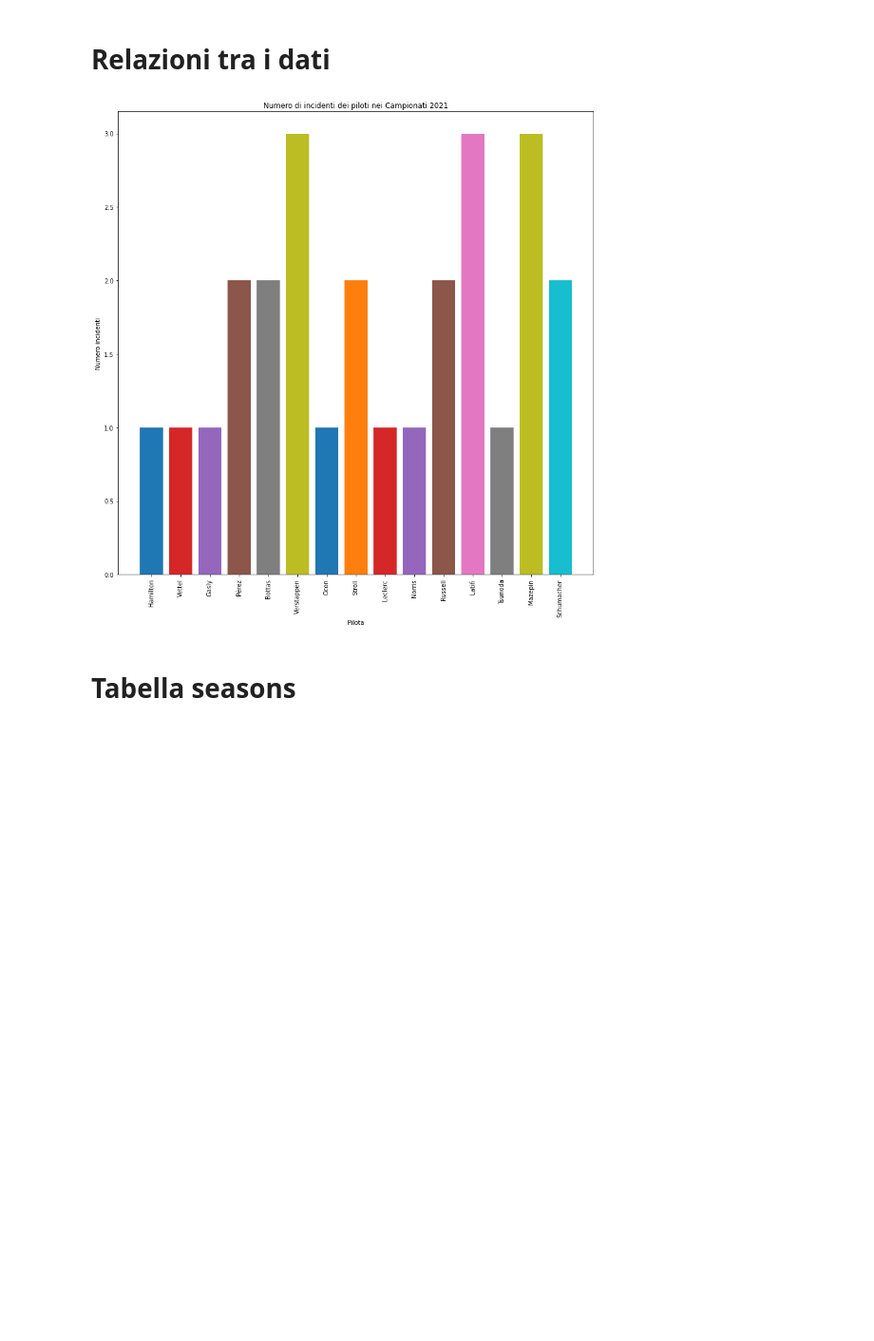
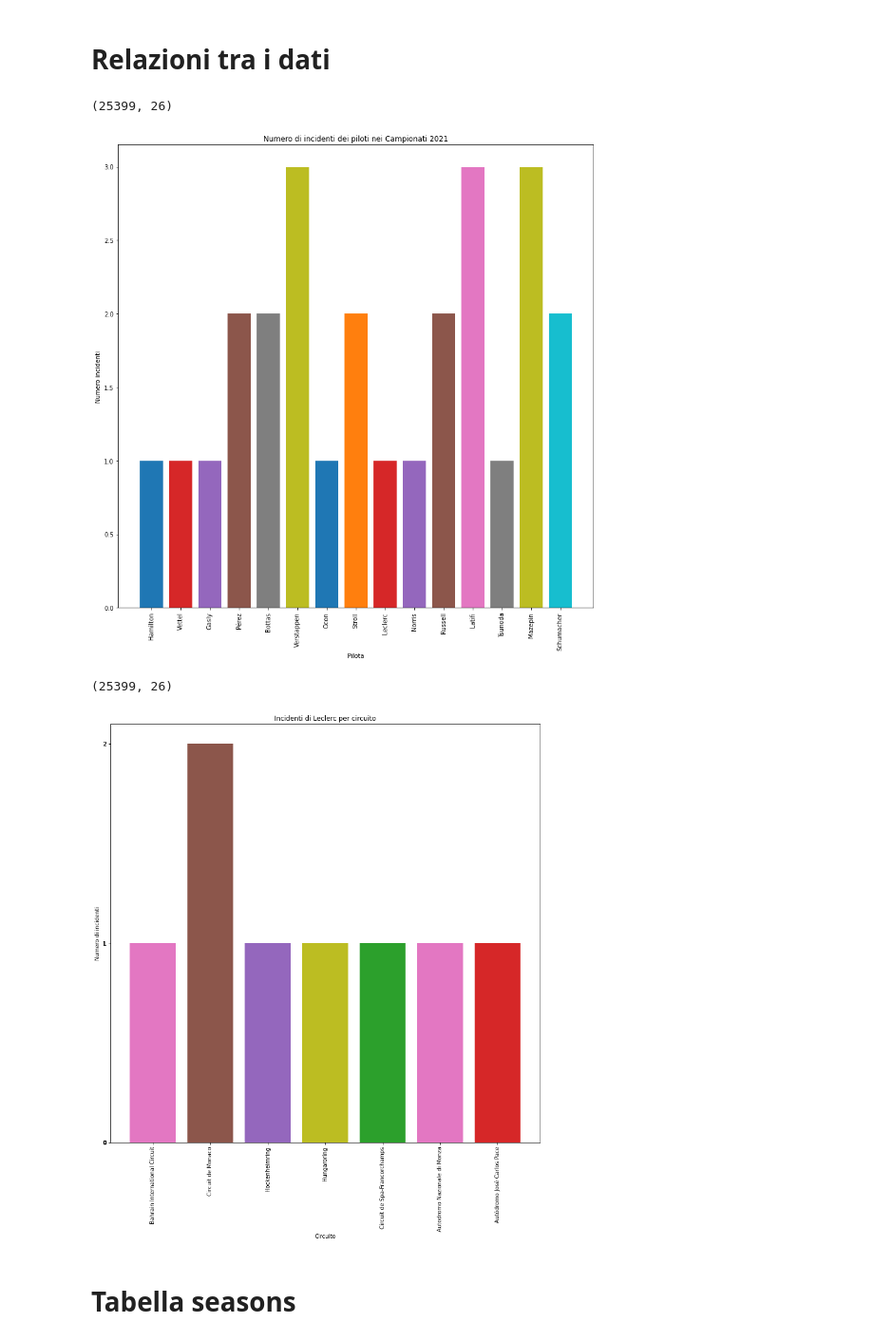
Before and after one commit to giorgio-angelo-esposito/F1WP, a Jupyter notebook: F1WP.ipynb, the cells around one changed output. Shown at 95% size. Cells and saved outputs as stored; diff of their text form; code cells hidden in the pictures; blank space fills up the shorter version.

Commit message:
Aggiornamento notebook
Inserita sezione relativa alla feature selection e alla creazione del file F1WP che utilizzeremo per fare le predizioni

```diff
--- a/F1WP.ipynb
+++ b/F1WP.ipynb
@@ -1026,6 +1033,7 @@ dtype: int64
 # %%
 #unione di drivers e results in un dataframe dangerous_drivers
 dangerous_drivers = pd.merge(drivers,results,on='driverId')
+print(dangerous_drivers.shape)
 #eliminazione colonne non utili
 dangerous_drivers.drop(['number_x','code','driverRef','forename','dob','nationality','url','resultId','constructorId','number_y','grid','position','positionText','positionOrder','points','laps','time','milliseconds','fastestLap','rank','fastestLapTime','fastestLapSpeed'],axis= 1,inplace=True)
 #unione dangerous_drivers e races
@@ -1054,7 +1062,42 @@ plt.savefig('incidenti_piloti',dpi=300)
 #mostriamo il grafico
 plt.show()
 # %% [output]
+(25399, 26)
 [figure]
+# %%
+#unione di drivers e results in un dataframe leclerc_crash
+leclerc_crash = pd.merge(drivers,results,on='driverId')
+print(leclerc_crash.shape)
+#eliminazione colonne non utili
+leclerc_crash.drop(['number_x','code','time','url','forename','dob','nationality','url','resultId','constructorId','number_y','grid','position','positionText','positionOrder','points','laps','time','milliseconds','fastestLap','rank','fastestLapTime','fastestLapSpeed'],axis= 1,inplace=True)
+#unione di leclerc_crash e races
+leclerc_crash = pd.merge(leclerc_crash,races,on='raceId')
+#cancelliamo colonne non utili
+leclerc_crash.drop(columns=['name','date','time','url'],inplace=True)
+leclerc_crash = pd.merge(leclerc_crash,circuits,on='circuitId')
+#unione di leclerc crash e circuit
+leclerc_crash.drop(columns=['circuitRef','location','country','lat','lng','alt','url'],inplace=True)
+
+#selezione delle gare di Leclerc
+leclerc_crash = leclerc_crash[leclerc_crash['driverRef'] == 'leclerc']
+
+plt.figure(figsize=(14,14))
+list = []
+for circuit in leclerc_crash['circuitId']:
+   x = leclerc_crash[(leclerc_crash['circuitId'] == circuit) & ((leclerc_crash['statusId'] == 3) | (leclerc_crash['statusId'] == 4))]
+   list.append(x['statusId'].count())
+   plt.bar(x['name'],x['statusId'].count())
+
+plt.xticks(rotation = 90)
+plt.yticks(ticks=list)
+plt.xlabel('Circuito')
+plt.ylabel('Numero di incidenti')
+plt.title('Incidenti di Leclerc per circuito')
+plt.savefig('leclerc_crash',dpi = 300)
+plt.show()
+# %% [output]
+(25399, 26)
+[figure, added]
 # %% [markdown]
 # **Tabella seasons**
 # %% [markdown]
```
Also changed, not shown: parts of 8 cells of this notebook.
